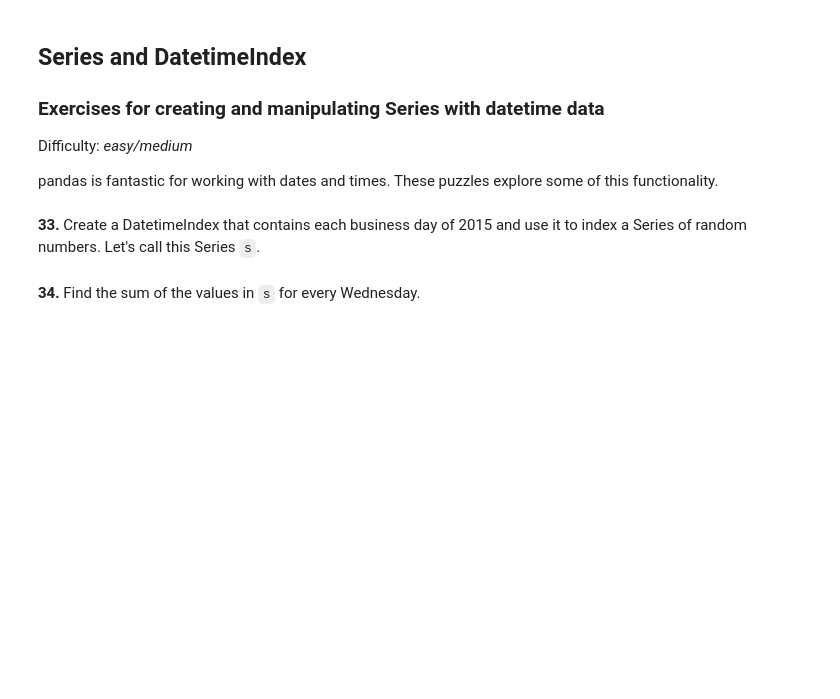
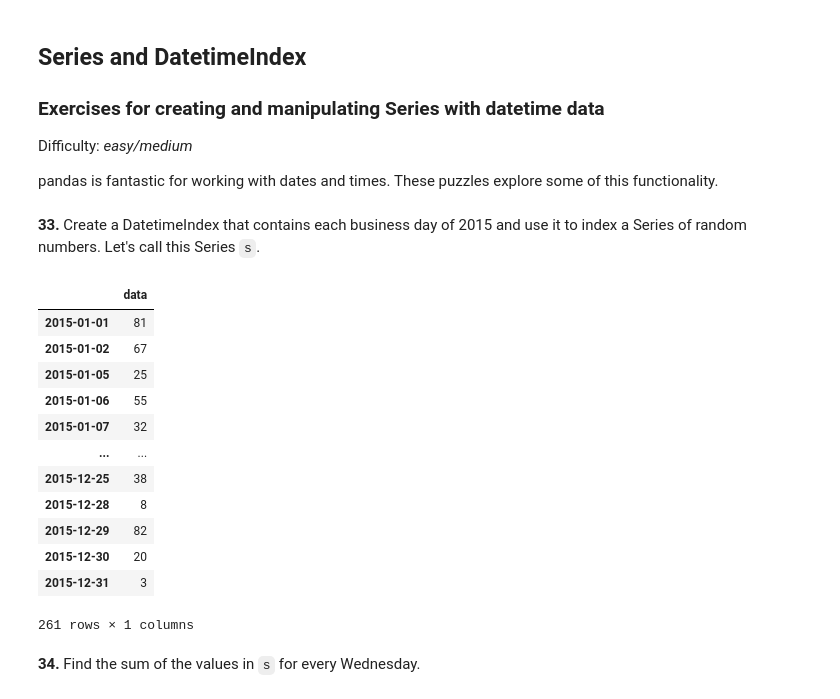
Before and after one commit to iboud0/100-pandas-puzzles, a Jupyter notebook: 100-pandas-puzzles.ipynb, the cells around one changed output. Saved outputs shown, nothing was run; the diff lists cells and outputs as text; code cells hidden in the pictures; blank space fills up the shorter version.

```diff
--- a/100-pandas-puzzles.ipynb
+++ b/100-pandas-puzzles.ipynb
@@ -601,5 +601,25 @@ Difficulty: *easy/medium*
 pandas is fantastic for working with dates and times. These puzzles explore some of this functionality.
 # %% [markdown]
 **33.** Create a DatetimeIndex that contains each business day of 2015 and use it to index a Series of random numbers. Let's call this Series `s`.
+# %%
+import random
+index = pd.date_range(start='1/1/2015', end='31/12/2015', freq='B')
+data = [random.randint(0, 100) for _ in range(len(index))]
+df = pd.DataFrame(data, index, columns=['data'])
+df
+# %% [output]
+|  | data |
+| 2015-01-01 | 81 |
+| 2015-01-02 | 67 |
+| 2015-01-05 | 25 |
+| 2015-01-06 | 55 |
+| 2015-01-07 | 32 |
+| ... | ... |
+| 2015-12-25 | 38 |
+| 2015-12-28 | 8 |
+| 2015-12-29 | 82 |
+| 2015-12-30 | 20 |
+| 2015-12-31 | 3 |
+261 rows × 1 columns
 # %% [markdown]
 **34.** Find the sum of the values in `s` for every Wednesday.
```
Also changed, not shown: parts of 4 cells of this notebook.
